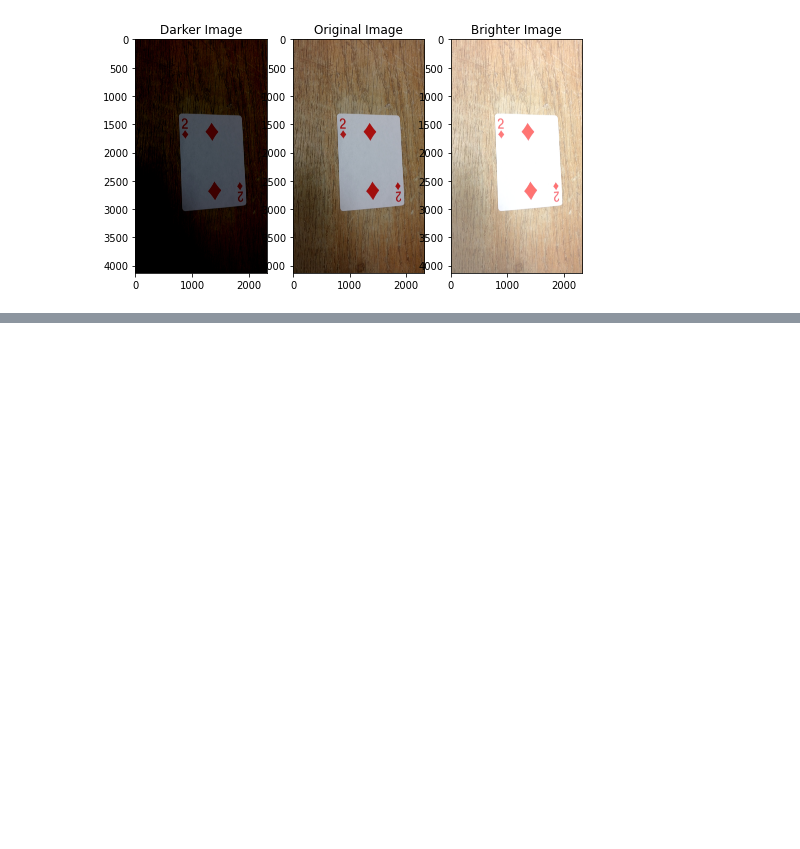
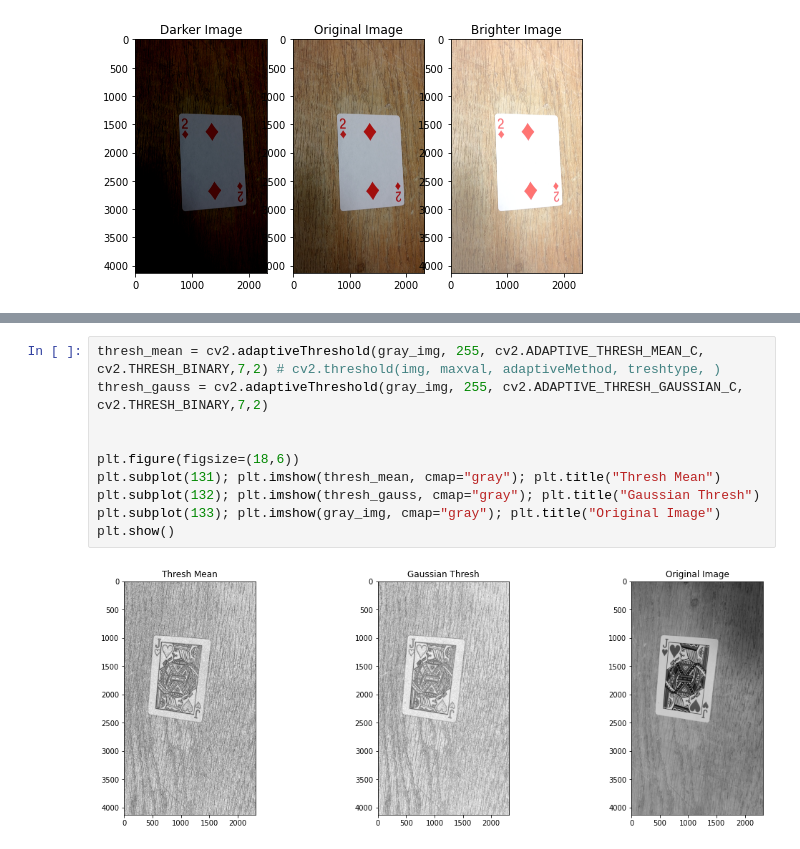
Before and after one commit to Nayal17/Opencv-Starter, a Jupyter notebook: OpenCV.ipynb, the cells around one changed output, grey strips where cells are left out. Saved outputs shown, nothing was run; the diff lists cells and outputs as text; blank space fills up the shorter version.

```diff
--- a/OpenCV.ipynb
+++ b/OpenCV.ipynb
@@ -187,0 +218,12 @@ plt.show()
+# %%
+thresh_mean = cv2.adaptiveThreshold(gray_img, 255, cv2.ADAPTIVE_THRESH_MEAN_C, cv2.THRESH_BINARY,7,2) # cv2.threshold(img, maxval, adaptiveMethod, treshtype, )
+thresh_gauss = cv2.adaptiveThreshold(gray_img, 255, cv2.ADAPTIVE_THRESH_GAUSSIAN_C, cv2.THRESH_BINARY,7,2)
+
+
+plt.figure(figsize=(18,6))
+plt.subplot(131); plt.imshow(thresh_mean, cmap="gray"); plt.title("Thresh Mean")
+plt.subplot(132); plt.imshow(thresh_gauss, cmap="gray"); plt.title("Gaussian Thresh")
+plt.subplot(133); plt.imshow(gray_img, cmap="gray"); plt.title("Original Image")
+plt.show()
+# %% [output]
+[figure, added]
```
Also changed, not shown: parts of 4 cells of this notebook.
